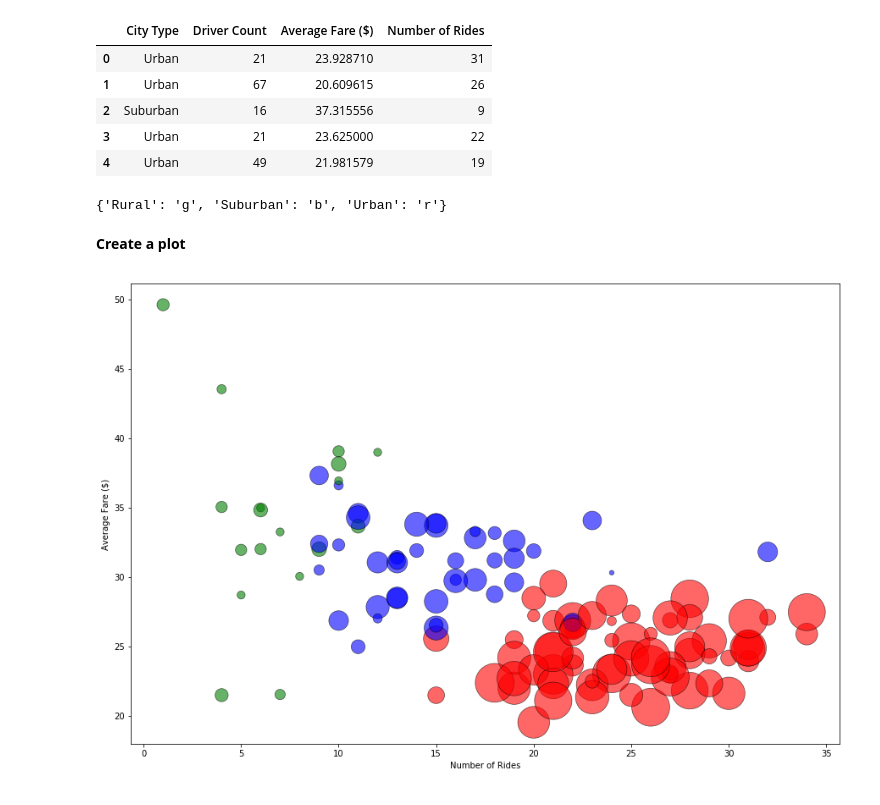
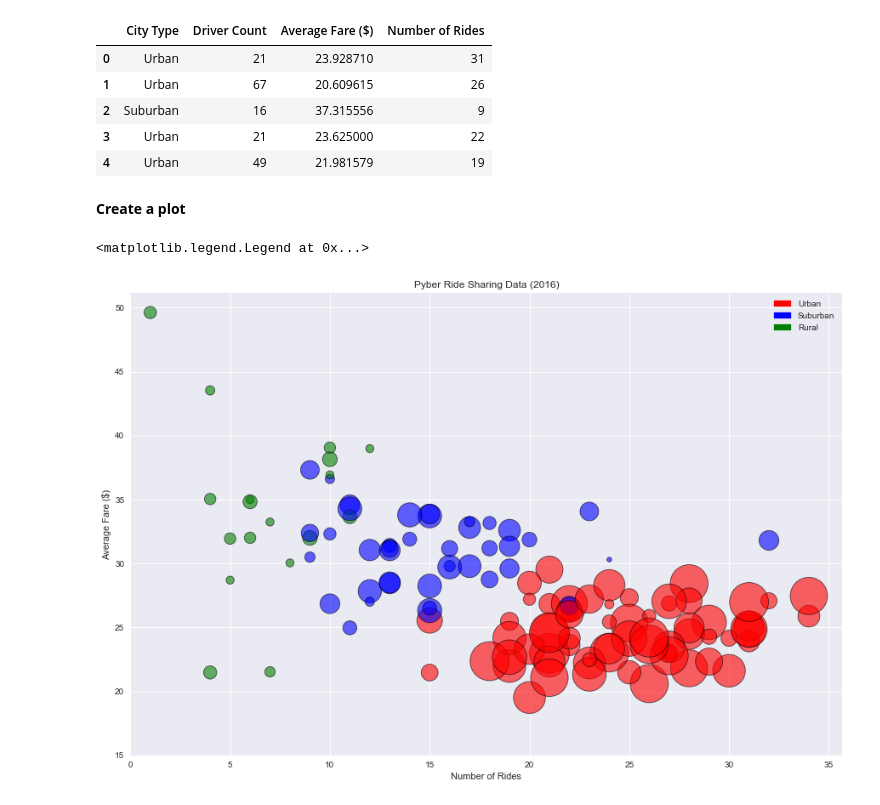
Before and after one commit to Gryazzz/Pyber_Ride_Sharing_Matplotlib, a Jupyter notebook: Pyber.ipynb, the cells around one changed output. Cells and saved outputs as stored; diff of their text form; code cells hidden in the pictures.

```diff
--- a/Pyber.ipynb
+++ b/Pyber.ipynb
@@ -54,20 +55,3 @@ forplot.head()
 | 2 | Suburban | 16 | 37.315556 | 9 |
 | 3 | Urban | 21 | 23.625000 | 22 |
 | 4 | Urban | 49 | 21.981579 | 19 |
-# %%
-citytype = {}
-counter = 0
-colorcycle = cycle('boycrg')
-for i in forplot['City Type']:
-    citytype[i] = next(colorcycle)
-    counter +=1
-citytype
-# %% [output]
-{'Rural': 'g', 'Suburban': 'b', 'Urban': 'r'}
-# %%
-colors = []
-colorcounter = 0
-for i in forplot['City Type']:
-    if i in citytype:
-        colors.append(citytype[i])
-    colorcounter += 1
@@ -86,7 +58,27 @@ for i in forplot['City Type']:
 # %% [markdown]
 **Create a plot**
+# %%
+citytype = {}
+colorcycle = cycle('brg')
+for i in range(len(forplot['City Type'])):
+    citytype[forplot['City Type'][i]] = next(colorcycle)
+
+colors = []
+for i in forplot['City Type']:
+    if i in citytype:
+        colors.append(citytype[i])
 # %%
-bubble = forplot.plot(kind='scatter', x='Number of Rides', y='Average Fare ($)', s=(forplot['Driver Count']*30),
-                        c=colors, alpha=0.6, edgecolors="black", linewidth=0.7, figsize=(15,10))
+sns.set()
+forplot.plot(kind='scatter', x='Number of Rides', y='Average Fare ($)', s=(forplot['Driver Count']*30),
+                        c=colors, alpha=0.6, edgecolors="black", linewidth=0.9, figsize=(15,10),
+                       title='Pyber Ride Sharing Data (2016)')
+plt.ylim(15, None)
+plt.xlim(0, None)
+patchlist = []
+for key in citytype:
+    legendkey = mpatches.Circle((0,0), radius=5, color=citytype[key], label=key)
+    patchlist.append(legendkey)
+plt.legend(handles=patchlist)
 # %% [output]
+<matplotlib.legend.Legend at 0x...>
-[figure, old version]
+[figure, new version]
```
Also changed, not shown: parts of 3 cells of this notebook.
